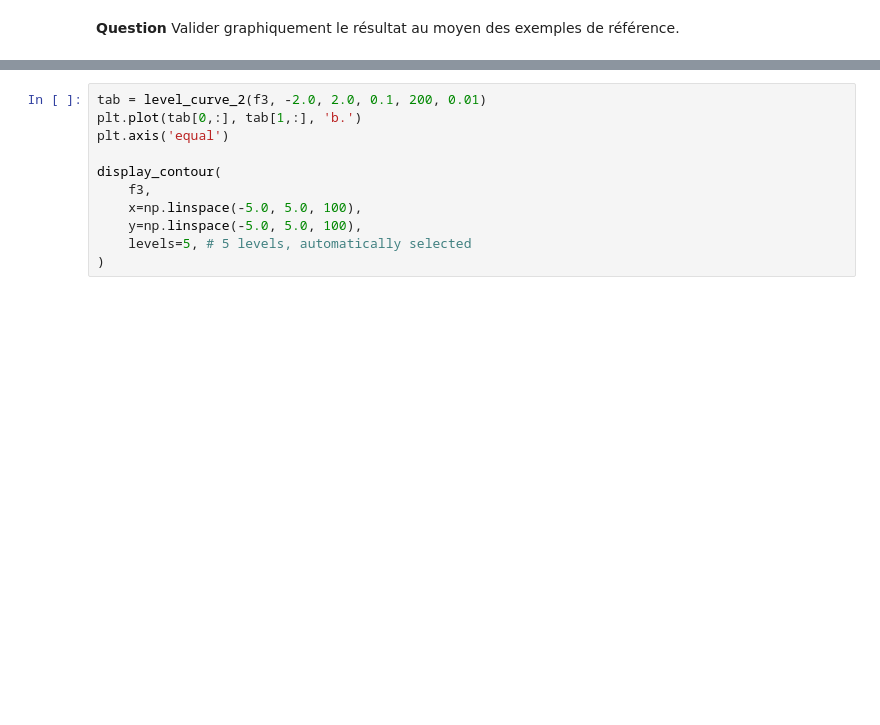
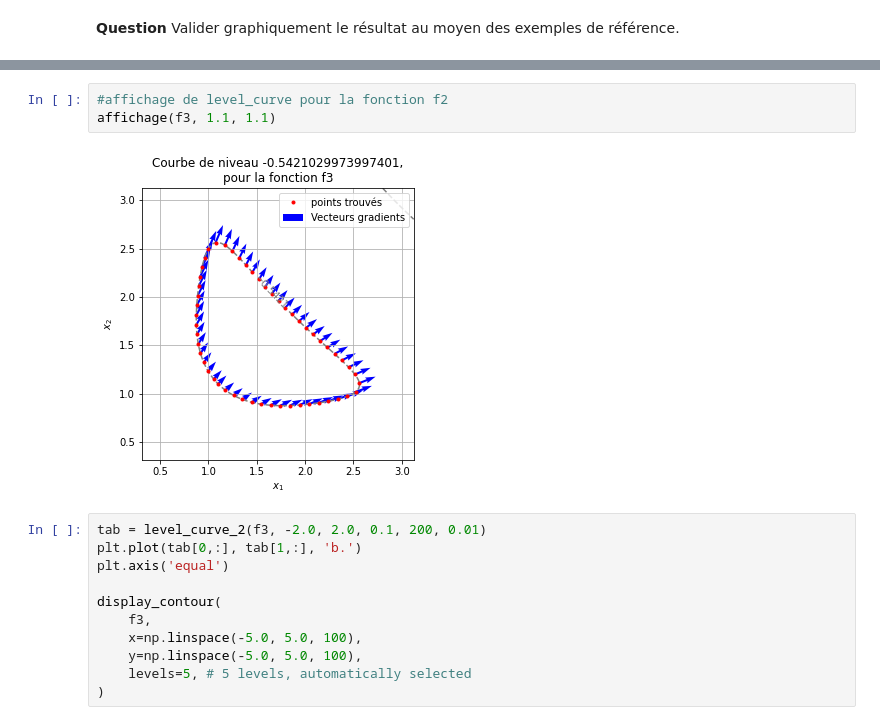
Before and after one commit to insectepoeme21/UE11_projet-numerique, a Jupyter notebook: Projet numérique - Calcul différentiel.ipynb, the cells around one changed output, grey strips where cells are left out. Cells and saved outputs as stored; diff of their text form; blank space fills up the shorter version.

```diff
--- a/Projet numérique - Calcul différentiel.ipynb
+++ b/Projet numérique - Calcul différentiel.ipynb
@@ -297,3 +337,8 @@ def level_curve_2(f, x0, y0, delta=0.1, N=10, eps=eps):
+# %%
+#affichage de level_curve pour la fonction f2
+affichage(f3, 1.1, 1.1)
+# %% [output]
+[figure, added]
 # %%
 tab = level_curve_2(f3, -2.0, 2.0, 0.1, 200, 0.01)
 plt.plot(tab[0,:], tab[1,:], 'b.')
```
Also changed, not shown: parts of 17 cells of this notebook, 1 other file.
